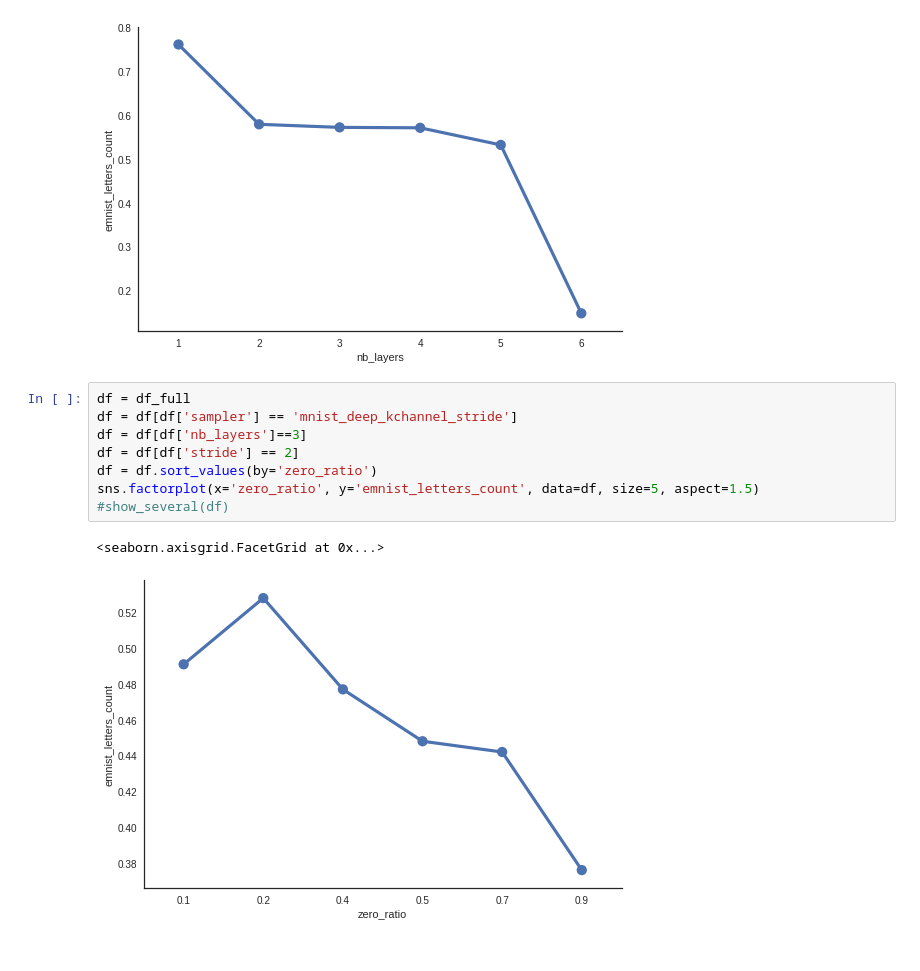
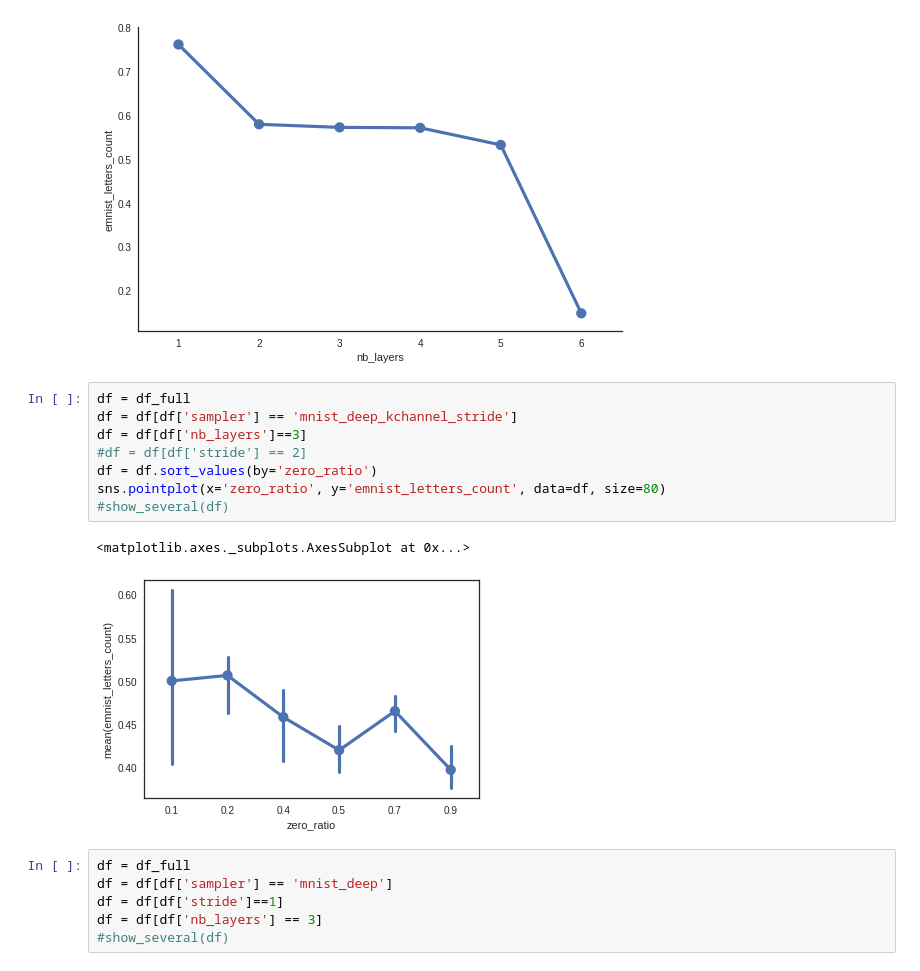
Before and after one commit to mehdidc/out_of_class, a Jupyter notebook: ae/ipynb/analysis.ipynb, the cells around one changed output. Saved outputs shown, nothing was run; the diff lists cells and outputs as text.

```diff
--- a/ae/ipynb/analysis.ipynb
+++ b/ae/ipynb/analysis.ipynb
@@ -134,11 +138,17 @@ sns.factorplot(x='nb_layers', y='emnist_letters_count', data=df, size=5, aspect=
 # %%
 df = df_full
 df = df[df['sampler'] == 'mnist_deep_kchannel_stride']
 df = df[df['nb_layers']==3]
-df = df[df['stride'] == 2]
+#df = df[df['stride'] == 2]
 df = df.sort_values(by='zero_ratio')
-sns.factorplot(x='zero_ratio', y='emnist_letters_count', data=df, size=5, aspect=1.5)
+sns.pointplot(x='zero_ratio', y='emnist_letters_count', data=df, size=80)
 #show_several(df)
 # %% [output]
-<seaborn.axisgrid.FacetGrid at 0x...>
+<matplotlib.axes._subplots.AxesSubplot at 0x...>
-[figure, old version]
+[figure, new version]
+# %%
+df = df_full
+df = df[df['sampler'] == 'mnist_deep']
+df = df[df['stride']==1]
+df = df[df['nb_layers'] == 3]
+#show_several(df)
```
Also changed, not shown: parts of 5 cells of this notebook, 4 other files.
